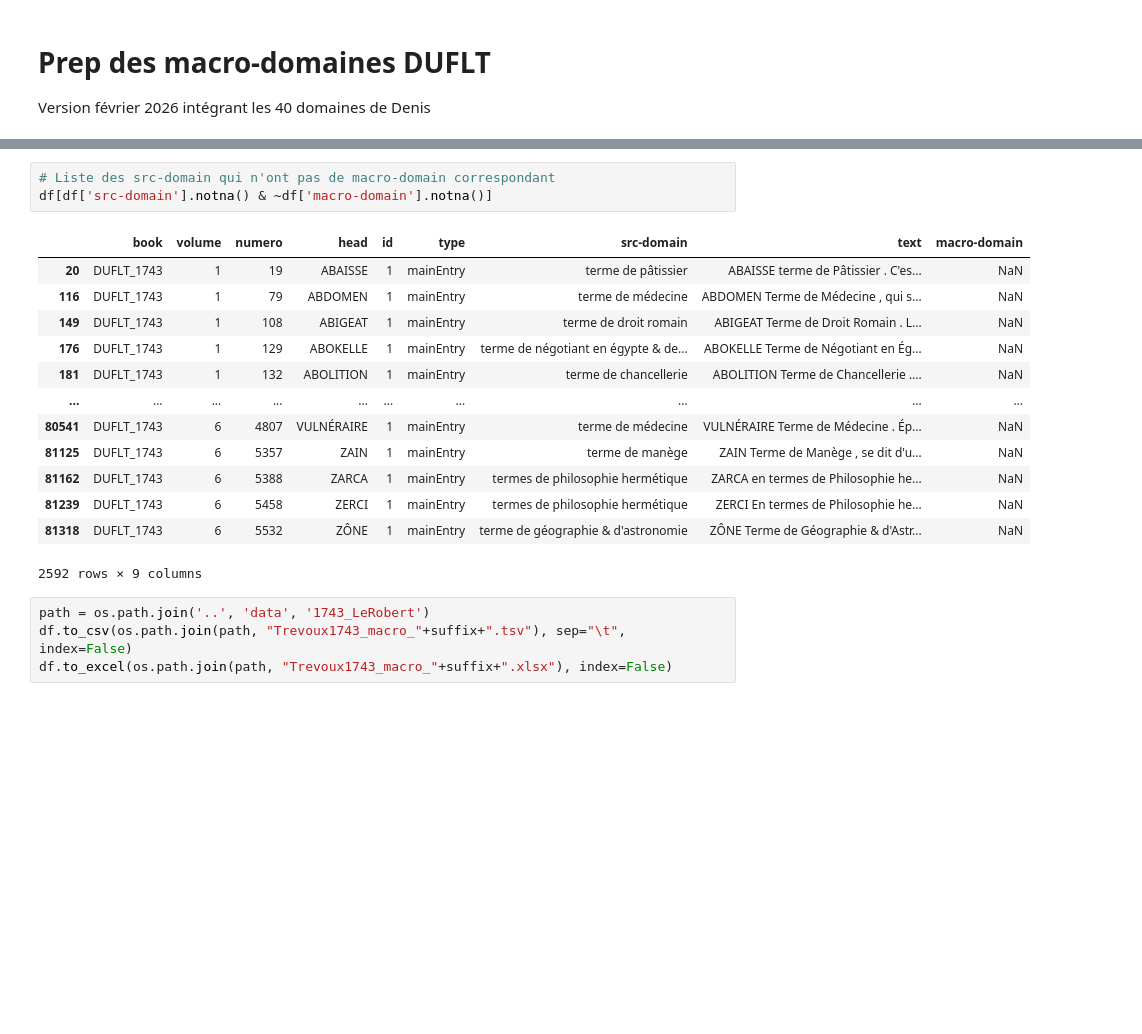
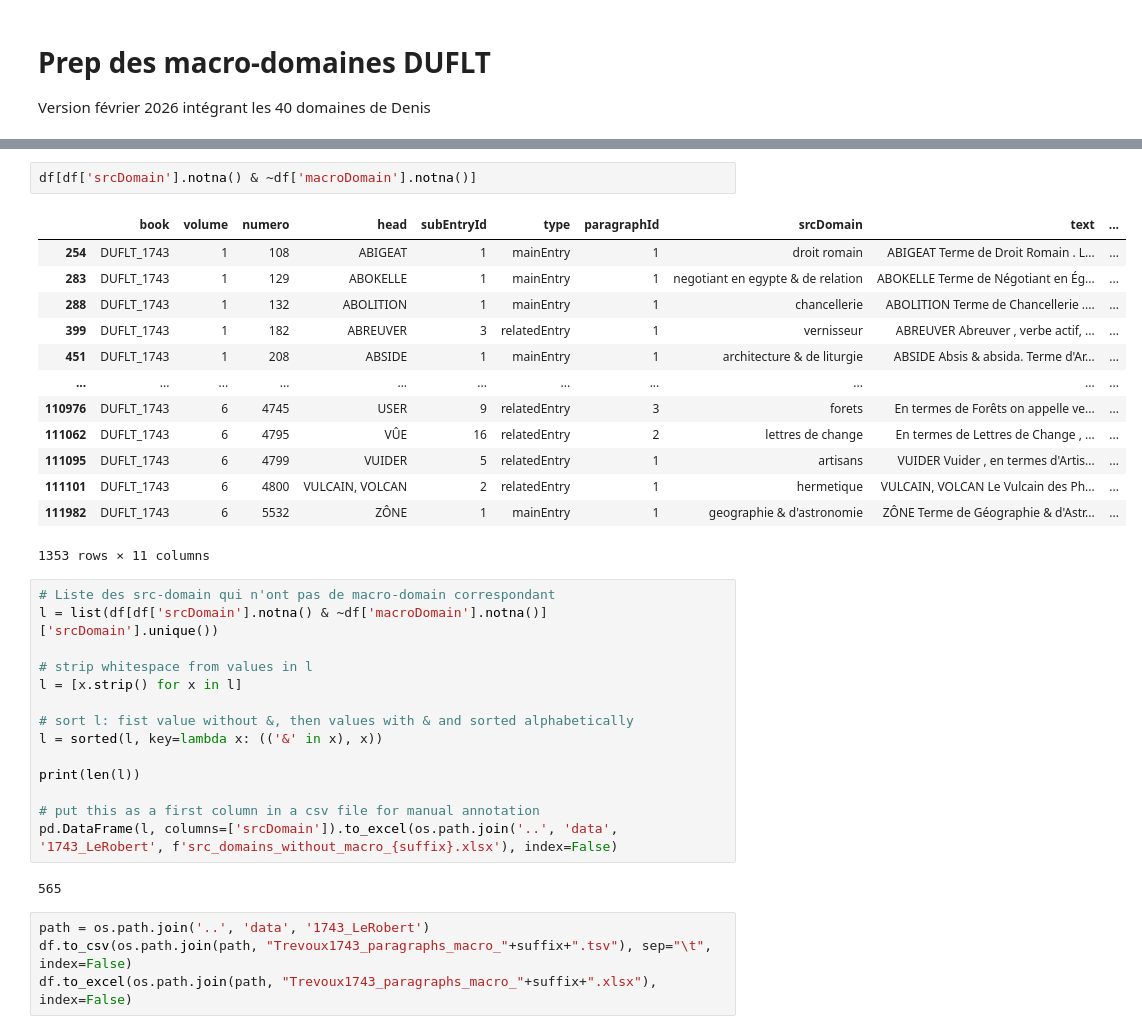
Before and after one commit to ludovicmoncla/trevoux, a Jupyter notebook: 1743_Le_Robert/4.Add_macro-domains.ipynb, the cells around one changed output, grey strips where cells are left out. Drawn from its saved outputs; the diff is of its cells as text; blank space fills up the shorter version.

```diff
--- a/1743_Le_Robert/4.Add_macro-domains.ipynb
+++ b/1743_Le_Robert/4.Add_macro-domains.ipynb
@@ -109,23 +142,38 @@ df[df['macro-domain'].notna()]
+# %%
+df[df['srcDomain'].notna() & ~df['macroDomain'].notna()]
+# %% [output]
+|  | book | volume | numero | head | subEntryId | type | paragraphId | srcDomain | text | ... |
+| 254 | DUFLT_1743 | 1 | 108 | ABIGEAT | 1 | mainEntry | 1 | droit romain | ABIGEAT Terme de Droit Romain . L... | ... |
+| 283 | DUFLT_1743 | 1 | 129 | ABOKELLE | 1 | mainEntry | 1 | negotiant en egypte & de relation | ABOKELLE Terme de Négotiant en Ég... | ... |
+| 288 | DUFLT_1743 | 1 | 132 | ABOLITION | 1 | mainEntry | 1 | chancellerie | ABOLITION Terme de Chancellerie .... | ... |
+| 399 | DUFLT_1743 | 1 | 182 | ABREUVER | 3 | relatedEntry | 1 | vernisseur | ABREUVER Abreuver , verbe actif, ... | ... |
+| 451 | DUFLT_1743 | 1 | 208 | ABSIDE | 1 | mainEntry | 1 | architecture & de liturgie | ABSIDE Absis & absida. Terme d'Ar... | ... |
+| ... | ... | ... | ... | ... | ... | ... | ... | ... | ... | ... |
+| 110976 | DUFLT_1743 | 6 | 4745 | USER | 9 | relatedEntry | 3 | forets | En termes de Forêts on appelle ve... | ... |
+| 111062 | DUFLT_1743 | 6 | 4795 | VÛE | 16 | relatedEntry | 2 | lettres de change | En termes de Lettres de Change , ... | ... |
+| 111095 | DUFLT_1743 | 6 | 4799 | VUIDER | 5 | relatedEntry | 1 | artisans | VUIDER Vuider , en termes d'Artis... | ... |
+| 111101 | DUFLT_1743 | 6 | 4800 | VULCAIN, VOLCAN | 2 | relatedEntry | 1 | hermetique | VULCAIN, VOLCAN Le Vulcain des Ph... | ... |
+| 111982 | DUFLT_1743 | 6 | 5532 | ZÔNE | 1 | mainEntry | 1 | geographie & d'astronomie | ZÔNE Terme de Géographie & d'Astr... | ... |
+1353 rows × 11 columns
 # %%
 # Liste des src-domain qui n'ont pas de macro-domain correspondant
-df[df['src-domain'].notna() & ~df['macro-domain'].notna()]
+l = list(df[df['srcDomain'].notna() & ~df['macroDomain'].notna()]['srcDomain'].unique())
+
+# strip whitespace from values in l
+l = [x.strip() for x in l]
+
+# sort l: fist value without &, then values with & and sorted alphabetically
+l = sorted(l, key=lambda x: (('&' in x), x))
+
+print(len(l))
+
+# put this as a first column in a csv file for manual annotation
+pd.DataFrame(l, columns=['srcDomain']).to_excel(os.path.join('..', 'data', '1743_LeRobert', f'src_domains_without_macro_{suffix}.xlsx'), index=False)
 # %% [output]
-|  | book | volume | numero | head | id | type | src-domain | text | macro-domain |
-| 20 | DUFLT_1743 | 1 | 19 | ABAISSE | 1 | mainEntry | terme de pâtissier | ABAISSE terme de Pâtissier . C'es... | NaN |
-| 116 | DUFLT_1743 | 1 | 79 | ABDOMEN | 1 | mainEntry | terme de médecine | ABDOMEN Terme de Médecine , qui s... | NaN |
-| 149 | DUFLT_1743 | 1 | 108 | ABIGEAT | 1 | mainEntry | terme de droit romain | ABIGEAT Terme de Droit Romain . L... | NaN |
-| 176 | DUFLT_1743 | 1 | 129 | ABOKELLE | 1 | mainEntry | terme de négotiant en égypte & de... | ABOKELLE Terme de Négotiant en Ég... | NaN |
-| 181 | DUFLT_1743 | 1 | 132 | ABOLITION | 1 | mainEntry | terme de chancellerie | ABOLITION Terme de Chancellerie .... | NaN |
-| ... | ... | ... | ... | ... | ... | ... | ... | ... | ... |
-| 80541 | DUFLT_1743 | 6 | 4807 | VULNÉRAIRE | 1 | mainEntry | terme de médecine | VULNÉRAIRE Terme de Médecine . Ép... | NaN |
-| 81125 | DUFLT_1743 | 6 | 5357 | ZAIN | 1 | mainEntry | terme de manège | ZAIN Terme de Manège , se dit d'u... | NaN |
-| 81162 | DUFLT_1743 | 6 | 5388 | ZARCA | 1 | mainEntry | termes de philosophie hermétique | ZARCA en termes de Philosophie he... | NaN |
-| 81239 | DUFLT_1743 | 6 | 5458 | ZERCI | 1 | mainEntry | termes de philosophie hermétique | ZERCI En termes de Philosophie he... | NaN |
-| 81318 | DUFLT_1743 | 6 | 5532 | ZÔNE | 1 | mainEntry | terme de géographie & d'astronomie | ZÔNE Terme de Géographie & d'Astr... | NaN |
-2592 rows × 9 columns
+565
 # %%
 path = os.path.join('..', 'data', '1743_LeRobert')
-df.to_csv(os.path.join(path, "Trevoux1743_macro_"+suffix+".tsv"), sep="\t", index=False)
-df.to_excel(os.path.join(path, "Trevoux1743_macro_"+suffix+".xlsx"), index=False)
+df.to_csv(os.path.join(path, "Trevoux1743_paragraphs_macro_"+suffix+".tsv"), sep="\t", index=False)
+df.to_excel(os.path.join(path, "Trevoux1743_paragraphs_macro_"+suffix+".xlsx"), index=False)
 # %%
 df.shape
```
Also changed, not shown: parts of 13 cells of this notebook.
